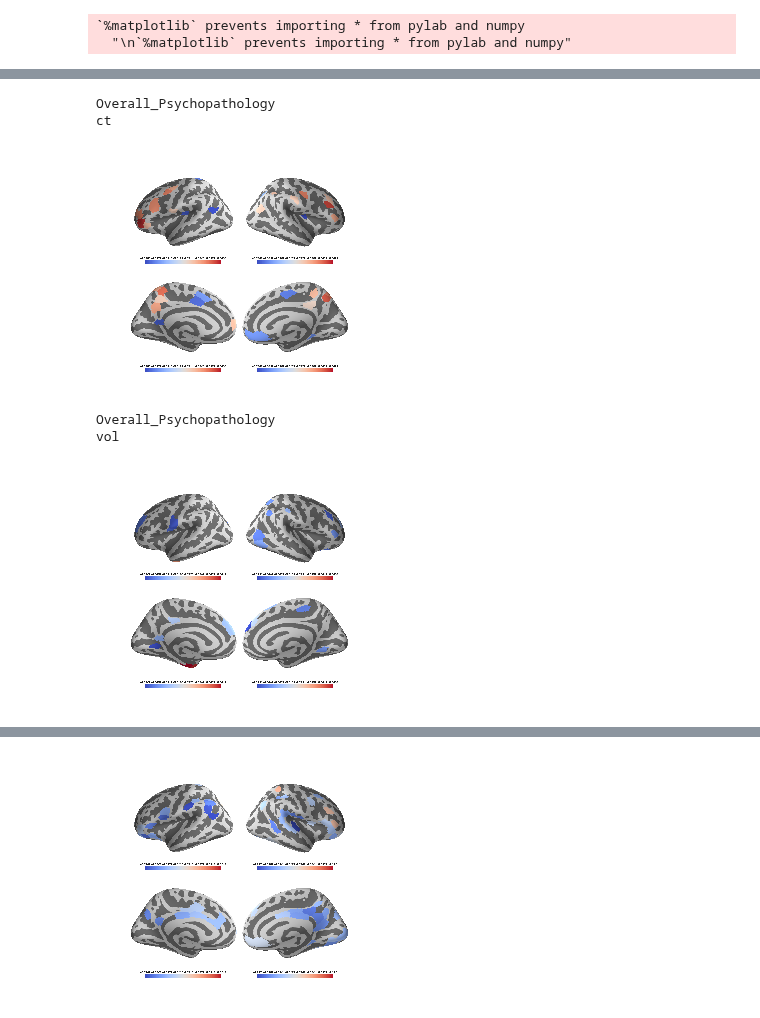
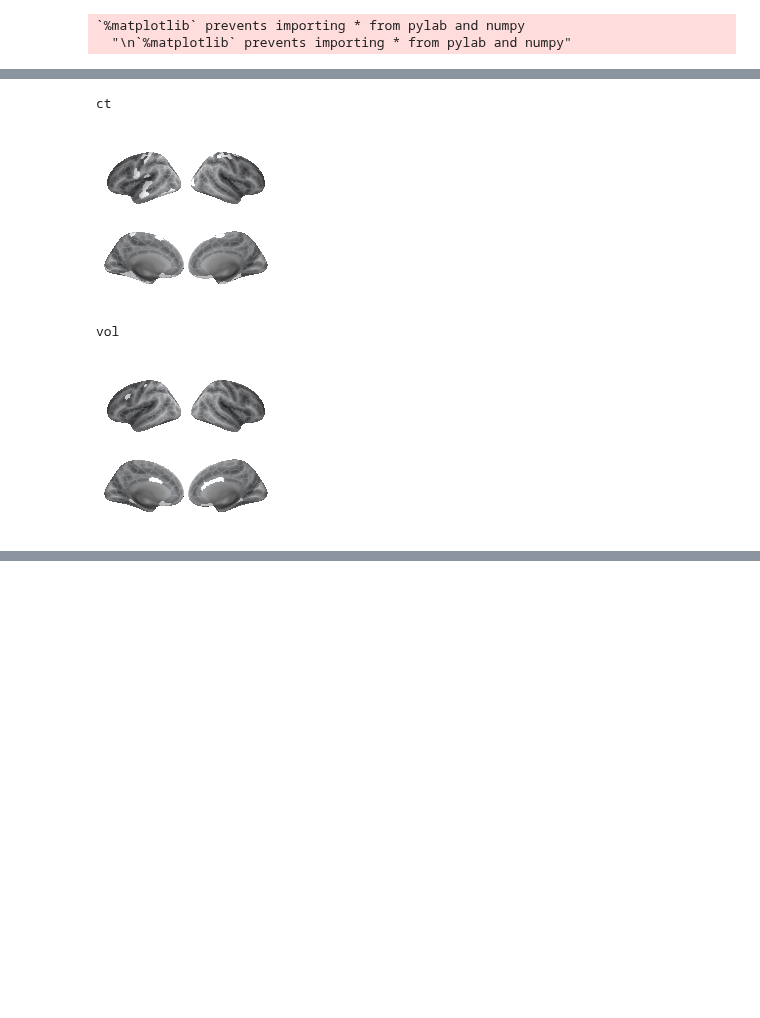
Before and after one commit to lindenmp/normative_neurodev_cs_t1, a Jupyter notebook: code/results_s2_phenos.ipynb, the cells around one changed output, grey strips where cells are left out. Saved outputs shown, nothing was run; the diff lists cells and outputs as text; code cells hidden in the pictures; blank space fills up the shorter version.

```diff
--- a/code/results_s2_phenos.ipynb
+++ b/code/results_s2_phenos.ipynb
@@ -519,0 +244,2 @@ counts_smaller
+# %%
+metric = 'vol'
@@ -576,16 +383,16 @@ for pheno in phenos:
             # Plots of univariate pheno correlation
             fig_str = hemi + '_' + pheno + '_' + metric + '_z'
             roi_data = df_pheno_z.loc[pheno].filter(regex = metric, axis = 0)['coef'].values
-            sig = df_pheno_z.loc[pheno].filter(regex = metric, axis = 0)['sig_age_smse']
-
+            sig = df_pheno_z.loc[pheno].filter(regex = metric, axis = 0)['sig_smse']
             roi_data[~sig] = -1000
 
-            if any(sig):
-                parc_file = os.path.join('/Users/lindenmp/Dropbox/Work/ResProjects/NormativeNeuroDev_CrossSec/figs_support/Parcellations/FreeSurfer5.3/fsaverage/label/',
-                                             hemi + '.Schaefer2018_' + str(parc_scale) + 'Parcels_17Networks_order.annot')
-                # project subject's data to vertices
-                brain_plot(roi_data, parcel_names, parc_file, fig_str, subject_id = subject_id, hemi = hemi)
-            else:
-                print('Nothing significant')
+            if subject_id == 'lausanne125':
+                parc_file = os.path.join('/Applications/freesurfer/subjects/', subject_id, 'label', hemi + '.myaparc_' + str(parc_scale) + '.annot')
+            elif subject_id == 'fsaverage':
+                parc_file = os.path.join('/Users/lindenmp/Dropbox/Work/ResProjects/NormativeNeuroDev_CrossSec_T1/figs_support/Parcellations/FreeSurfer5.3/fsaverage/label/',
+                                         hemi + '.Schaefer2018_' + str(parc_scale) + 'Parcels_17Networks_order.annot')
+
+            # project subject's data to vertices
+            brain_plot(roi_data, parcel_names, parc_file, fig_str, subject_id = subject_id, hemi = hemi, surf = 'inflated', center_anchor = 0.2)
 # %% [output]
 Overall_Psychopathology ct
@@ -612,40 +481,33 @@ Figure 4A
 # %%
-for pheno in phenos:
-    for metric in metrics:
-        f, axes = plt.subplots(2, 2)
-        f.set_figwidth(4)
-        f.set_figheight(4)
-        plt.subplots_adjust(wspace=0, hspace=0)
+for metric in metrics:
+    f, axes = plt.subplots(2, 2)
+    f.set_figwidth(3)
+    f.set_figheight(3)
+    plt.subplots_adjust(wspace=0, hspace=0)
 
-        print(pheno)
-        print(metric)
-        # column 0:
-        fig_str = 'lh_'+pheno+'_'+metric+'_z.png'
-        try:
-        #     axes[0,0].set_title('Thickness (left)')
-            image = mpimg.imread('lat_' + fig_str); axes[0,0].imshow(image); axes[0,0].axis('off')
-        except FileNotFoundError: axes[0,0].axis('off')
-        try:
-            image = mpimg.imread('med_' + fig_str); axes[1,0].imshow(image); axes[1,0].axis('off')
-        except FileNotFoundError: axes[1,0].axis('off')
+    print(metric)
+    # column 0:
+    fig_str = 'lh_'+metric+'_region_filter.png'
+    try:
+        image = mpimg.imread('lat_' + fig_str); axes[0,0].imshow(image); axes[0,0].axis('off')
+    except FileNotFoundError: axes[0,0].axis('off')
+    try:
+        image = mpimg.imread('med_' + fig_str); axes[1,0].imshow(image); axes[1,0].axis('off')
+    except FileNotFoundError: axes[1,0].axis('off')
 
-        # column 1:
-        fig_str = 'rh_'+pheno+'_'+metric+'_z.png'
-        try:
-        #     axes[0,1].set_title('Thickness (right)')
-            image = mpimg.imread('lat_' + fig_str); axes[0,1].imshow(image); axes[0,1].axis('off')
-        except FileNotFoundError: axes[0,1].axis('off')
-        try:
-            image = mpimg.imread('med_' + fig_str); axes[1,1].imshow(image); axes[1,1].axis('off')
-        except FileNotFoundError: axes[1,1].axis('off')
+    # column 1:
+    fig_str = 'rh_'+metric+'_region_filter.png'
+    try:
+        image = mpimg.imread('lat_' + fig_str); axes[0,1].imshow(image); axes[0,1].axis('off')
+    except FileNotFoundError: axes[0,1].axis('off')
+    try:
+        image = mpimg.imread('med_' + fig_str); axes[1,1].imshow(image); axes[1,1].axis('off')
+    except FileNotFoundError: axes[1,1].axis('off')
 
-        plt.show()
-        # f.savefig(metric+'_'+pheno+'_z.png', dpi = 300, bbox_inches = 'tight', pad_inches = 0)
-        f.savefig(metric+'_'+pheno+'_z.svg', dpi = 1200, bbox_inches = 'tight', pad_inches = 0)
+    plt.show()
+    f.savefig(metric+'_region_filter.svg', dpi = 1000, bbox_inches = 'tight', pad_inches = 0)
 # %% [output]
-Overall_Psychopathology
 ct
-[figure, old version]
+[figure, new version]
-Overall_Psychopathology
 vol
-[figure, old version]
+[figure, new version]
@@ -654 +513,0 @@ ct
-[figure, removed]
```
Also changed, not shown: parts of 96 cells of this notebook, 1 other file.
